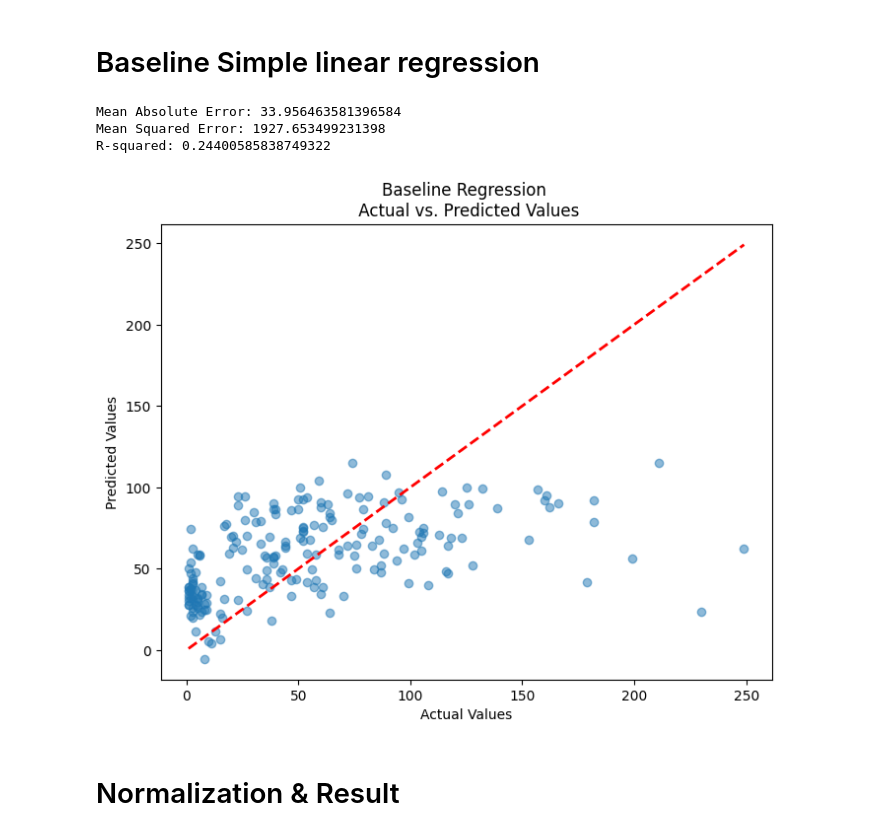
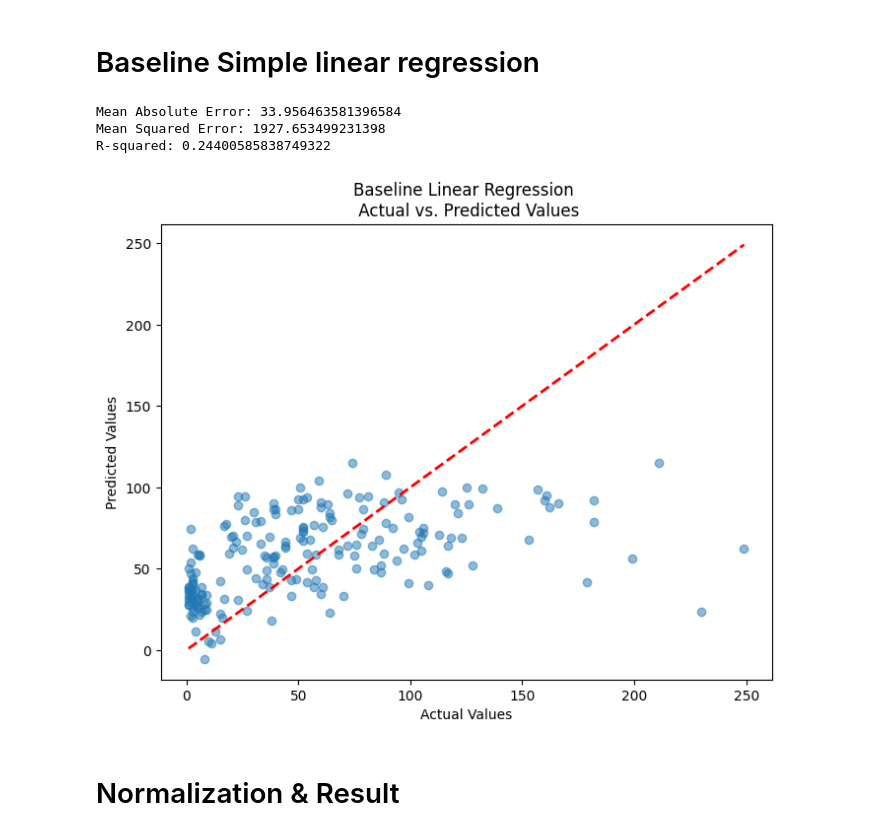
Before and after one commit to s4tlaw/KTH_AH2179, a Jupyter notebook: KTH_AH2179_asm_1_ipynb.ipynb, the cells around one changed output. Drawn from its saved outputs; the diff is of its cells as text; code cells hidden in the pictures.

```diff
--- a/KTH_AH2179_asm_1_ipynb.ipynb
+++ b/KTH_AH2179_asm_1_ipynb.ipynb
@@ -85,39 +85,39 @@ model.fit(X_train, y_train)
 y_pred = model.predict(X_test)
 
 from sklearn.metrics import mean_absolute_error, mean_squared_error, r2_score
 
 mae = mean_absolute_error(y_test, y_pred)
-mse = mean_squared_error(y_test, y_pred)
-r2 = r2_score(y_test, y_pred)
+mse_base = mean_squared_error(y_test, y_pred)
+r2_base = r2_score(y_test, y_pred)
 
 print(f"Mean Absolute Error: {mae}")
-print(f"Mean Squared Error: {mse}")
-print(f"R-squared: {r2}")
+print(f"Mean Squared Error: {mse_base}")
+print(f"R-squared: {r2_base}")
 
 import matplotlib.pyplot as plt
 
 # y_test contains the actual target values for the test dataset
 # y_pred contains the predicted values for the test dataset
 
 # Create a scatter plot to visualize the relationship
 plt.figure(figsize=(8, 6))
 plt.scatter(y_test, y_pred, alpha=0.5)  # Plot actual vs. predicted values
 
 # Add labels and title
 plt.xlabel("Actual Values")
 plt.ylabel("Predicted Values")
-plt.title("Baseline Regression \n Actual vs. Predicted Values")
+plt.title("Baseline Linear Regression \n Actual vs. Predicted Values")
 
 # Add a diagonal line for reference (perfect predictions)
 plt.plot([min(y_test), max(y_test)], [min(y_test), max(y_test)], linestyle='--', color='red', lw=2)
 
 # Show the plot
 plt.show()
 # %% [output]
 Mean Absolute Error: 33.956463581396584
 Mean Squared Error: 1927.653499231398
 R-squared: 0.24400585838749322
-[figure, old version]
+[figure, new version]
 # %% [markdown]
 # Normalization & Result
 # %%
```
Also changed, not shown: parts of 6 cells of this notebook.
